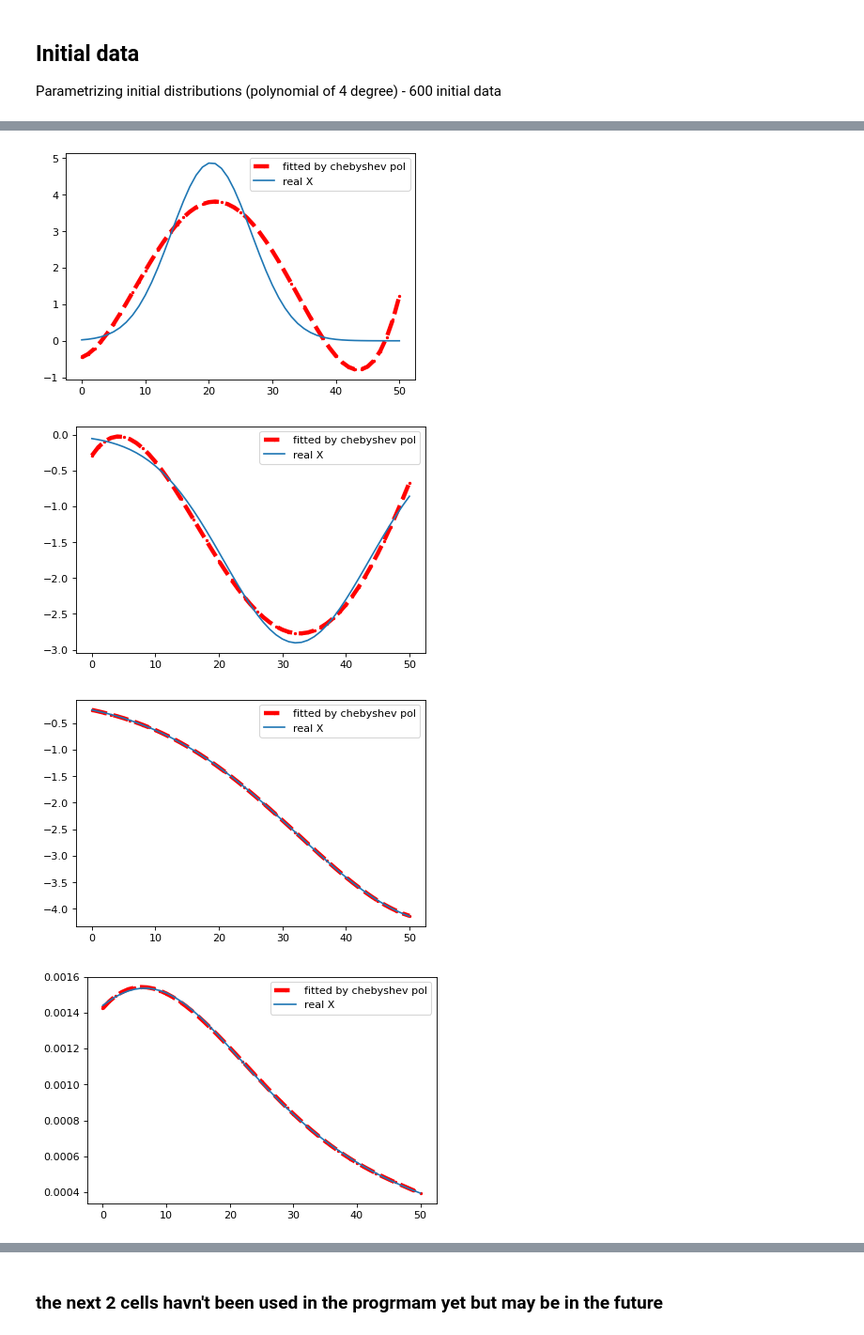
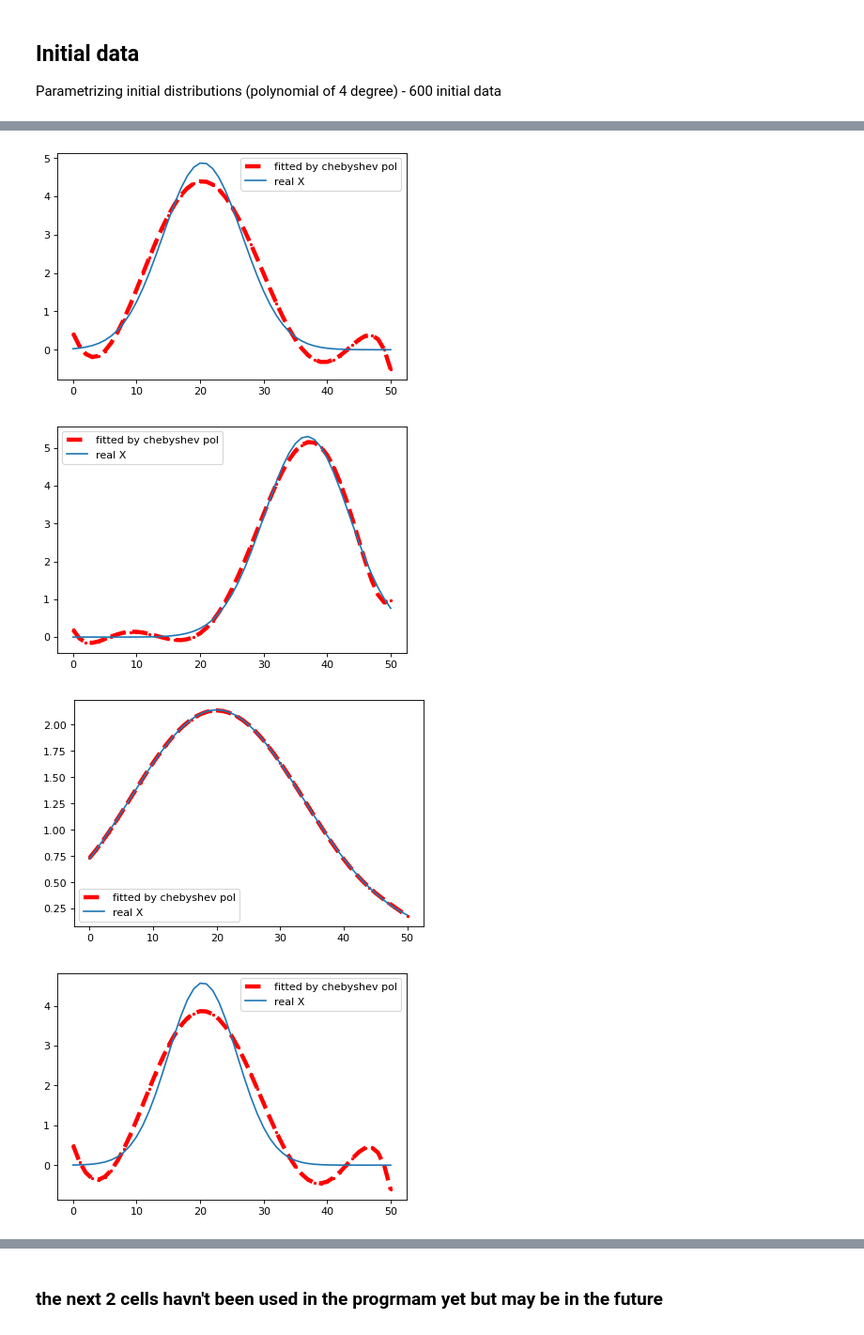
Before and after one commit to Nina-Konovalova/Bayesian-optimization, a Jupyter notebook: Landscape.ipynb, the cells around one changed output, grey strips where cells are left out. Shown: that part at 94% size. Drawn from its saved outputs; the diff is of its cells as text; code cells hidden in the pictures.

```diff
--- a/Landscape.ipynb
+++ b/Landscape.ipynb
@@ -133,7 +135,7 @@ $
 $$p(x) = c_0 + c_1 * T_1(x) + ... + c_n * T_n(x)$$
 # %%
 import numpy.polynomial.chebyshev as cheb
-p = cheb.Chebyshev.fit(np.arange(51),X_real, 4, window=[0,51])
+p = cheb.Chebyshev.fit(np.arange(51),X_real, 5, window=[0,51])
 # %%
 p
 # %% [output]
@@ -152,0 +166,7 @@ plt.legend()
+# %%
+xx, yy = p.linspace(n=51)
+plt.figure(dpi = 80)
+plt.plot(xx, yy,'go--', linewidth=4, markersize=2, color = 'red', label = 'fitted by chebyshev pol')
+plt.plot(np.arange(51),X_real,label = 'real X')
+
+plt.legend()
@@ -173,21 +211,21 @@ Parametrizing initial distributions (by $\textbf{Chebyshev polynomial}$ of 4 deg
 # %%
 import pandas as pd
 X = pd.read_csv('X for save').set_index('Unnamed: 0')
 import numpy as np
 X = np.array(X)
-X_parametr_pol = np.zeros([X.shape[0], 5])
+X_parametr_pol = np.zeros([X.shape[0], 7])
 for i in range (X.shape[0]):
-    p = cheb.Chebyshev.fit(np.arange(51),X[i], 4, window=[0,51])
+    p = cheb.Chebyshev.fit(np.arange(51),X[i], 6, window=[0,51])
     X_parametr_pol[i] = p.coef
-    if i % 150 == 0:
+    if i < 10 :
       xx, yy = p.linspace(n=51)
       plt.figure(dpi = 80)
       plt.plot(xx, yy,'go--', linewidth=4, markersize=2, color = 'red', label = 'fitted by chebyshev pol')
       plt.plot(np.arange(51),X[i],label = 'real X')
 
       plt.legend()
 # %% [output]
-[figure, old version]
+[figure, new version]
-[figure, old version]
+[figure, new version]
-[figure, old version]
+[figure, new version]
-[figure, old version]
+[figure, new version]
```
Also changed, not shown: parts of 23 cells of this notebook.
